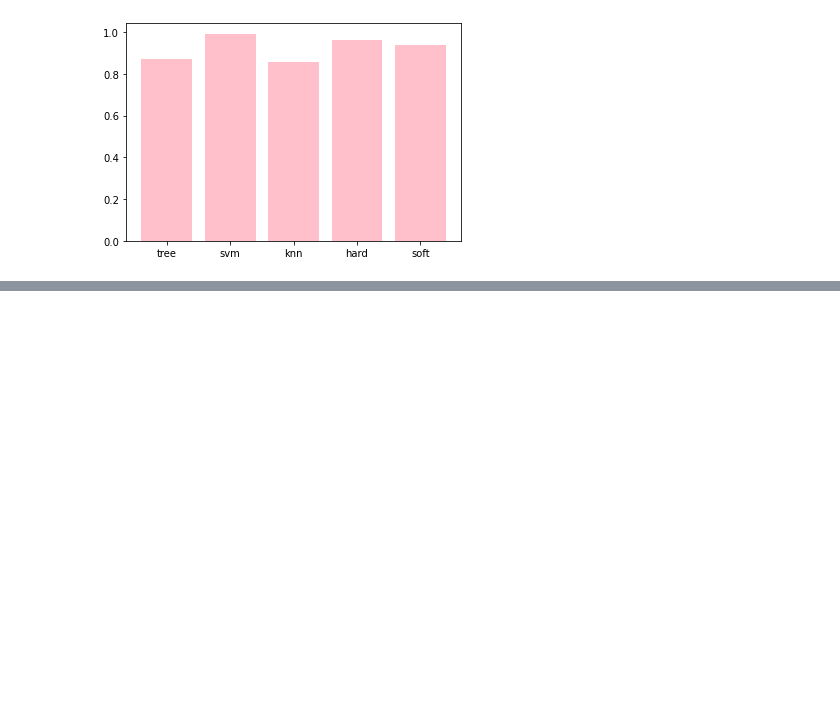
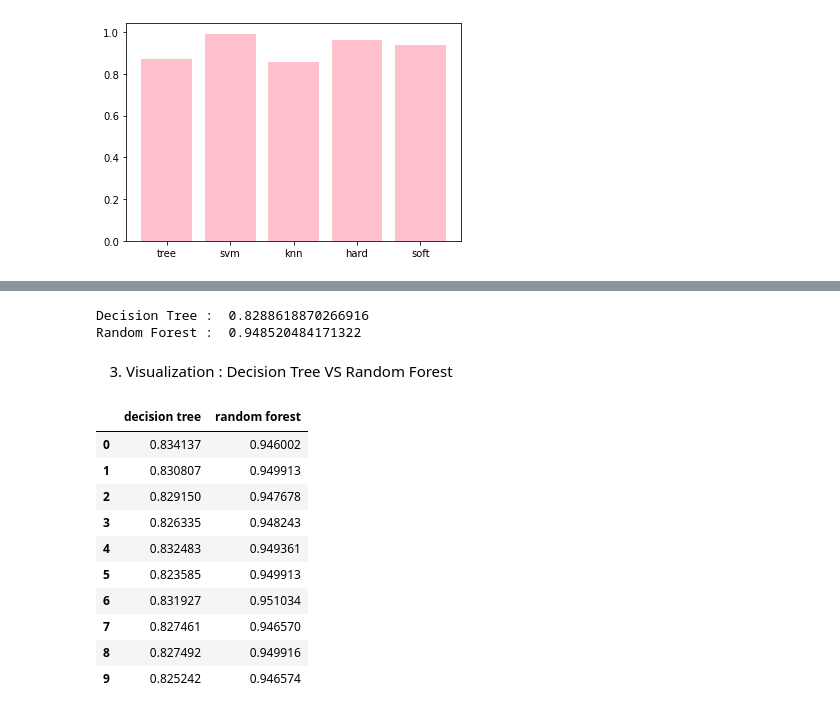
Before and after one commit to dhdmsdud/TIL, a Jupyter notebook: Machin Learning/ML_ensemble_classification[07].ipynb, the cells around one changed output, grey strips where cells are left out. Drawn from its saved outputs; the diff is of its cells as text; code cells hidden in the pictures; blank space fills up the shorter version.

```diff
--- a/Machin Learning/ML_ensemble_classification[07].ipynb
+++ b/Machin Learning/ML_ensemble_classification[07].ipynb
@@ -382,0 +388,4 @@ plt.close()
+# %%
+# mnist data로 연습!(0~9의 손글씨체)
+mnist = load_digits()
+features, labels = mnist.data, mnist.target
@@ -382,0 +408,9 @@ plt.close()
+# %%
+# result
+print('Decision Tree : ', np.mean(dt_cv_scores))
+print('Random Forest : ', np.mean(rt_cv_scores))
+# %% [output]
+Decision Tree :  0.8288618870266916
+Random Forest :  0.948520484171322
+# %% [markdown]
+3. Visualization : Decision Tree VS Random Forest
@@ -382,0 +423,16 @@ plt.close()
+# %%
+# 보기 쉽게 dataframe형태로 바꿈
+visualDF = pd.DataFrame.from_dict(dict(cv_list))
+visualDF
+# %% [output]
+|  | decision tree | random forest |
+| 0 | 0.834137 | 0.946002 |
+| 1 | 0.830807 | 0.949913 |
+| 2 | 0.829150 | 0.947678 |
+| 3 | 0.826335 | 0.948243 |
+| 4 | 0.832483 | 0.949361 |
+| 5 | 0.823585 | 0.949913 |
+| 6 | 0.831927 | 0.951034 |
+| 7 | 0.827461 | 0.946570 |
+| 8 | 0.827492 | 0.949916 |
+| 9 | 0.825242 | 0.946574 |
```
Also changed, not shown: parts of 8 cells of this notebook.
